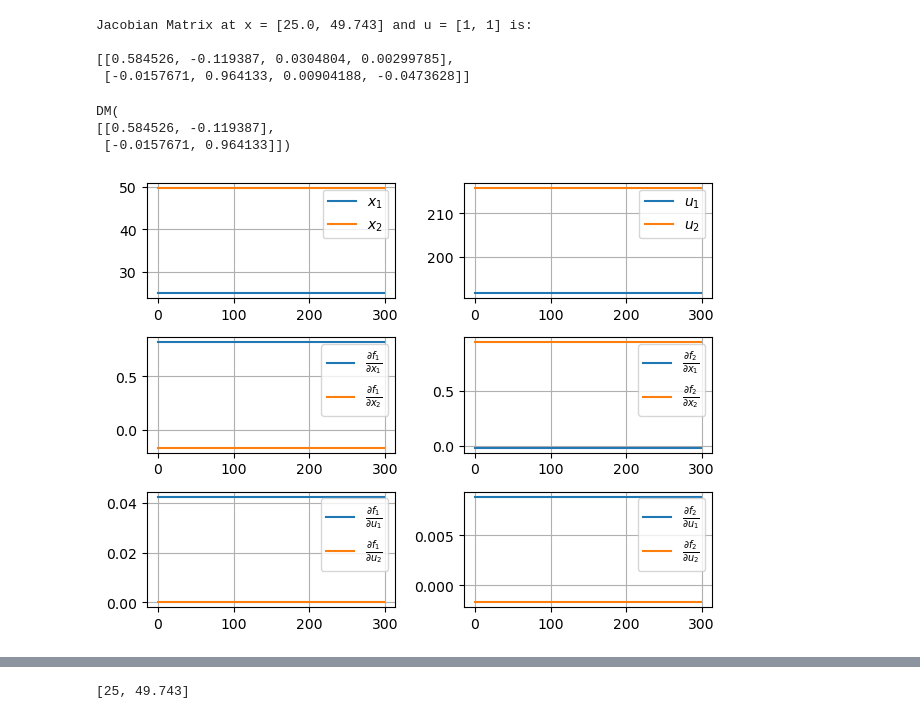
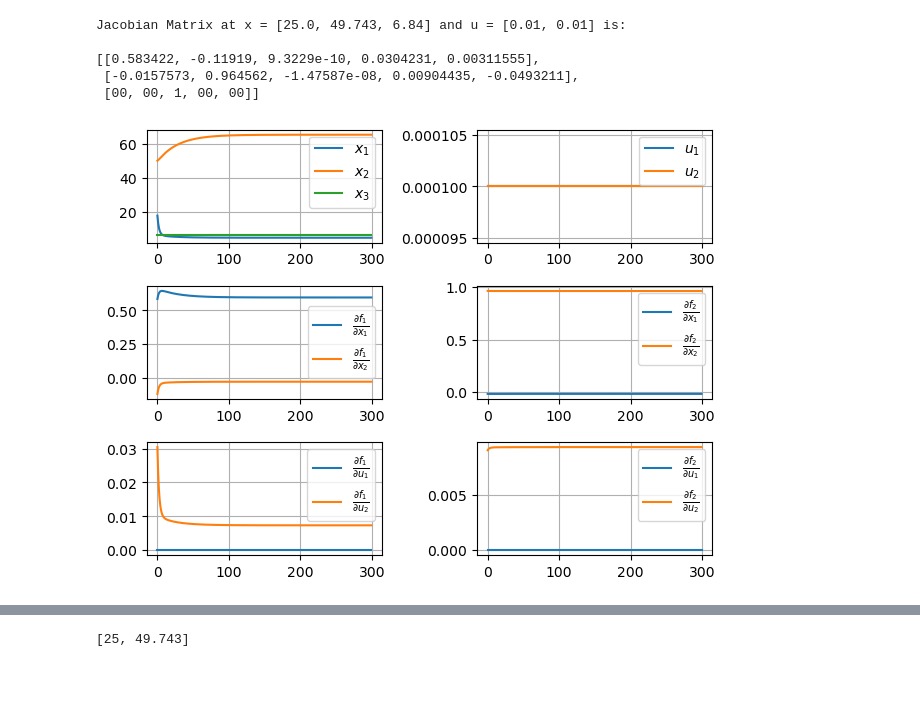
Before and after one commit to buswayne/sysid-transformers-control, a Jupyter notebook: dev/cstr_casadi.ipynb, the cells around one changed output, grey strips where cells are left out. Saved outputs shown, nothing was run; the diff lists cells and outputs as text; code cells hidden in the pictures; blank space fills up the shorter version.

```diff
--- a/dev/cstr_casadi.ipynb
+++ b/dev/cstr_casadi.ipynb
@@ -18,10 +18,9 @@ def problem_data():
     data['f'] = 0.1538
     data['g'] = 90.0
     data['h'] = 0.16
-
     data['M'] = 20.0
     data['C'] = 4.0
-    data['UA2'] = 6.84
+    #data['UA2'] = 6.84
     data['Cp'] = 0.07
     data['lam'] = 38.5
     data['lams'] = 36.6
@@ -44,7 +43,7 @@ def intermediate_vars(x, u, data):
     data['UA1'] = data['h']*(data['F1']+data['F3'])
     data['Q100'] = data['UA1']*(data['T100'] - data['T2'])
     data['F100'] = data['Q100']/data['lams']
-    data['Q200'] = data['UA2']*(data['T3']-data['T200'])/(1.0 + data['UA2']/(2.0*data['Cp']*u['F200']))
+    data['Q200'] = x['UA2']*(data['T3']-data['T200'])/(1.0 + x['UA2']/(2.0*data['Cp']*u['F200']))
     data['F5'] = data['Q200']/data['lam']
     data['F4'] = (data['Q100']-data['F1']*data['Cp']*(data['T2']-data['T1']))/data['lam']
     data['F2'] = (data['F1'] - data['F4'])
@@ -65,7 +64,7 @@ def intermediate_vars_noisy(x, u, data):
     data['UA1'] = data['h']*(data['F1']+data['F3'])
     data['Q100'] = data['UA1']*(data['T100'] - data['T2'])
     data['F100'] = data['Q100']/data['lams']
-    data['Q200'] = data['UA2']*(data['T3']-data['T200'])/(1.0 + data['UA2']/(2.0*data['Cp']*u['F200']))
+    data['Q200'] = x['UA2']*(data['T3']-data['T200'])/(1.0 + x['UA2']/(2.0*data['Cp']*u['F200']))
     data['F5'] = data['Q200']/data['lam']
     data['F4'] = (data['Q100']-data['F1']*data['Cp']*(data['T2']-data['T1']))/data['lam']
     data['F2'] = (data['F1'] - data['F4'])
@@ -80,7 +79,8 @@ def dynamics(x, u, data):
     # state derivative expression
     xdot = ca.vertcat(
         (data['F1']*data['X1'] - data['F2']*x['X2'])/data['M'],
-        (data['F4'] - data['F5'])/data['C']
+        (data['F4'] - data['F5'])/data['C'],
+        0
         )
 
     # create ode for integrator
@@ -93,7 +93,7 @@ def vars():
     """ System states and controls
     """
 
-    x = ct.struct_symMX(['X2','P2'])
+    x = ct.struct_symMX(['X2','P2','UA2'])
     u = ct.struct_symMX(['P100','F200'])
 
     return x, u
@@ -163,7 +156,7 @@ jacobian_matrix = ca.jacobian(F(x, u), ca.vertcat(x, u))
 compute_jacobian = ca.Function('compute_jacobian', [x, u], [jacobian_matrix])
 
 # Define values for x and u
-x_value = [25.0, 49.743]
+x_value = [25.0, 49.743, 6.84]
 u_value = [0.01, 0.01]#[191.713, 215.888]
 
 # Evaluate the Jacobian at the specified values of x and u
@@ -176,24 +169,19 @@ print(result)
 # x_next_noisy = res_noisy['xf']
 # F_noisy = ca.Function('F_noisy',[x,u_noisy],[x_next_noisy],['x','u_noisy'],['x_next'])
 # %% [output]
-Jacobian Matrix at x = [25.0, 49.743] and u = [1, 1] is:
+Jacobian Matrix at x = [25.0, 49.743, 6.84] and u = [0.01, 0.01] is:
 
-[[0.584526, -0.119387, 0.0304804, 0.00299785],
- [-0.0157671, 0.964133, 0.00904188, -0.0473628]]
+[[0.583422, -0.11919, 9.3229e-10, 0.0304231, 0.00311555],
+ [-0.0157573, 0.964562, -1.47587e-08, 0.00904435, -0.0493211],
+ [00, 00, 1, 00, 00]]
-# %%
-result[:2,:2]
-# %% [output]
-DM(
-[[0.584526, -0.119387],
- [-0.0157671, 0.964133]])
 # %%
 # Simulation parameters
 T = 300
 Ts = 1
-x_s = [25.0, 49.743]
-u_s = [191.713, 215.888]
+x_s = [25.0, 49.743, 6.84]
+u_s = [1e-4, 1e-4]#[191.713, 215.888]
 
-X_log = np.empty((2,0))
+X_log = np.empty((3,0))
 X_J_log_f1x1 = np.zeros(T)
 X_J_log_f1x2 = np.zeros(T)
 X_J_log_f2x1 = np.zeros(T)
@@ -233,6 +221,7 @@ for i in range(300):
 plt.subplot(321)
 plt.plot(X_log[0,:], label="$x_1$")
 plt.plot(X_log[1,:], label="$x_2$")
+plt.plot(X_log[2,:], label="$x_3$")
 plt.legend()
 plt.grid()
 
@@ -242,32 +231,32 @@ plt.plot(U_log[1,:], label="$u_2$")
 plt.legend()
 plt.grid()
 
 plt.subplot(323)
 plt.plot(X_J_log_f1x1, label=r"$\frac{\partial f_1}{\partial x_1}$")
 plt.plot(X_J_log_f1x2, label=r"$\frac{\partial f_1}{\partial x_2}$")
 plt.legend()
 plt.grid()
 
 plt.subplot(324)
 plt.plot(X_J_log_f2x1, label=r"$\frac{\partial f_2}{\partial x_1}$")
 plt.plot(X_J_log_f2x2, label=r"$\frac{\partial f_2}{\partial x_2}$")
 plt.legend()
 plt.grid()
 
 plt.subplot(325)
 plt.plot(X_J_log_f1u1, label=r"$\frac{\partial f_1}{\partial u_1}$")
 plt.plot(X_J_log_f1u2, label=r"$\frac{\partial f_1}{\partial u_2}$")
 plt.legend()
 plt.grid()
 
 plt.subplot(326)
 plt.plot(X_J_log_f2u1, label=r"$\frac{\partial f_2}{\partial u_1}$")
 plt.plot(X_J_log_f2u2, label=r"$\frac{\partial f_2}{\partial u_2}$")
 plt.legend()
 plt.grid()
 
 plt.tight_layout()
 
-plt.savefig("../fig/jacobians_ss.pdf")
+#plt.savefig("../fig/jacobians_ss.pdf")
 # %% [output]
-[figure, old version]
+[figure, new version]
```
Also changed, not shown: parts of 2 cells of this notebook, 53 other files.
